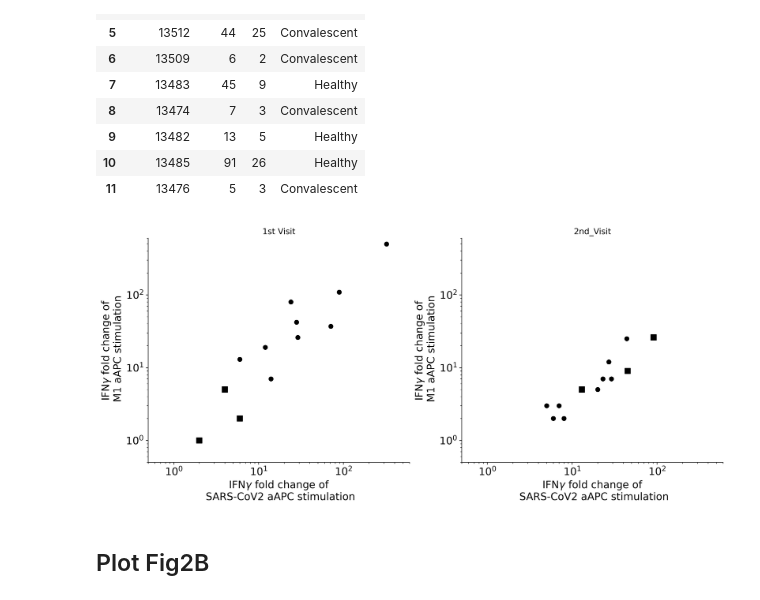
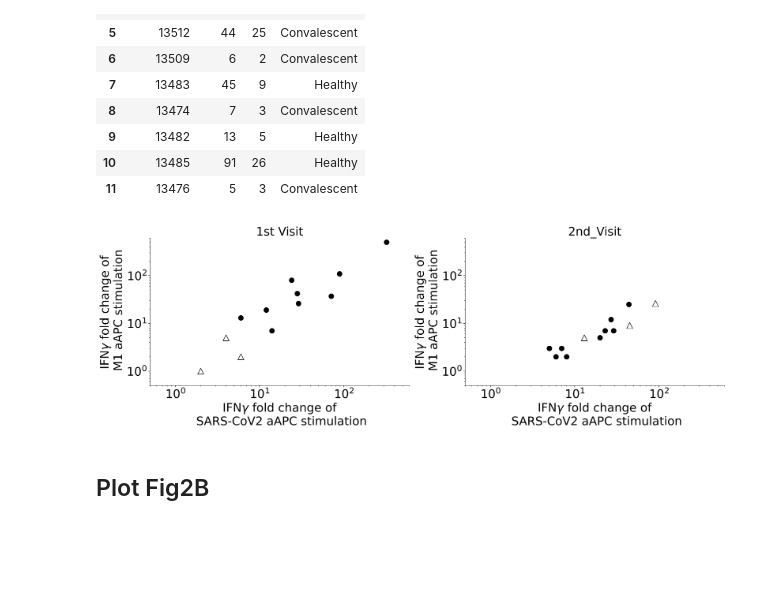
Before and after one commit to GaryWang7/COVID19_Cross_Reference, a Jupyter notebook: Paper_Plot/COVID_2020_Project/Plotting.ipynb, the cells around one changed output. Drawn from its saved outputs; the diff is of its cells as text; code cells hidden in the pictures; blank space fills up the shorter version.

```diff
--- a/Paper_Plot/COVID_2020_Project/Plotting.ipynb
+++ b/Paper_Plot/COVID_2020_Project/Plotting.ipynb
@@ -129,52 +145,55 @@ list(Fig2_Bal_V2[(Fig2_Bal_V2['Condition'] == 'Convalescent')]['M1'])
 Bal_V2_Healthy_SARS, Bal_V2_Healthy_M1 = list(Fig2_Bal_V2[(Fig2_Bal_V2['Condition'] == 'Healthy')]['SARS']), \
 list(Fig2_Bal_V2[(Fig2_Bal_V2['Condition'] == 'Healthy')]['M1'])
 # %%
-Fig2_2visit, (ax1, ax2) = plt.subplots(1, 2,figsize=(15,6),dpi = 400)
-
+Fig2_2visit, (ax1, ax2) = plt.subplots(1, 2,figsize=(18,6),dpi = 400)
+cir_size = 400
+tri_size = 150
+lab_size = 24
 # Left--Visit 1
-ax1.scatter(Bal_V1_CP_SARS,Bal_V1_CP_M1, marker='.',color = 'k',s = 150)
-ax1.scatter(Bal_V1_Healthy_SARS,Bal_V1_Healthy_M1, marker = ',',color = 'k', s = 60)
+ax1.scatter(Bal_V1_CP_SARS,Bal_V1_CP_M1, marker='.',color = 'k',s = cir_size)
+ax1.scatter(Bal_V1_Healthy_SARS,Bal_V1_Healthy_M1, marker = '^',facecolors = 'none',color = 'k', s = tri_size)
 # Axis log scale
 ax1.set_yscale('log')
 ax1.set_xscale('log')
 # Limits
 ax1.set_ylim(ymin=0.5,ymax =600)
 ax1.set_xlim(xmin=0.5,xmax = 600)
 # Hide right and top spines
 ax1.spines['right'].set_visible(False)
 ax1.spines['top'].set_visible(False)
 ax1.yaxis.set_ticks_position('left')
 ax1.xaxis.set_ticks_position('bottom')
 # Axes Names
 ax1.set_xlabel('IFN$\gamma$ fold change of \n SARS-CoV2 aAPC stimulation')
 ax1.set_ylabel('IFN$\gamma$ fold change of \n M1 aAPC stimulation')
-ax1.set_title('1st Visit')
+ax1.set_title('1st Visit',size = lab_size)
 
 # Right --Visit 2
-ax2.scatter(Bal_V2_CP_SARS,Bal_V2_CP_M1, marker='.',color = 'k',s = 150)
-ax2.scatter(Bal_V2_Healthy_SARS,Bal_V2_Healthy_M1, marker = ',',color = 'k', s = 60)
+ax2.scatter(Bal_V2_CP_SARS,Bal_V2_CP_M1, marker='.',color = 'k',s = cir_size)
+ax2.scatter(Bal_V2_Healthy_SARS,Bal_V2_Healthy_M1, marker = '^',facecolors = 'none',color = 'k', s = tri_size)
 # Axis log scale
 ax2.set_yscale('log')
 ax2.set_xscale('log')
 # Limits
 ax2.set_ylim(ymin=0.5,ymax =600)
 ax2.set_xlim(xmin=0.5,xmax = 600)
 # Hide right and top spines
 ax2.spines['right'].set_visible(False)
 ax2.spines['top'].set_visible(False)
 ax2.yaxis.set_ticks_position('left')
 ax2.xaxis.set_ticks_position('bottom')
 # Axes Names
 ax2.set_xlabel('IFN$\gamma$ fold change of \n SARS-CoV2 aAPC stimulation')
 ax2.set_ylabel('IFN$\gamma$ fold change of \n M1 aAPC stimulation')
-ax2.set_title('2nd_Visit')
-plt.rc('axes', labelsize=15)
-plt.rc('xtick', labelsize=15)
-plt.rc('ytick', labelsize=15)
+ax2.set_title('2nd_Visit',size = lab_size)
+plt.rc('axes', labelsize=lab_size)
+plt.rc('xtick', labelsize=lab_size)
+plt.rc('ytick', labelsize=lab_size)
+plt.tight_layout()
 # Save Fig
 Fig2_2visit.savefig('2Visits.png',bbox_inches='tight')
 # %% [output]
-[figure, old version]
+[figure, new version]
 # %% [markdown]
 ## Plot Fig2B
 # %%
```
Also changed, not shown: parts of 2 cells of this notebook, 3 other files.
